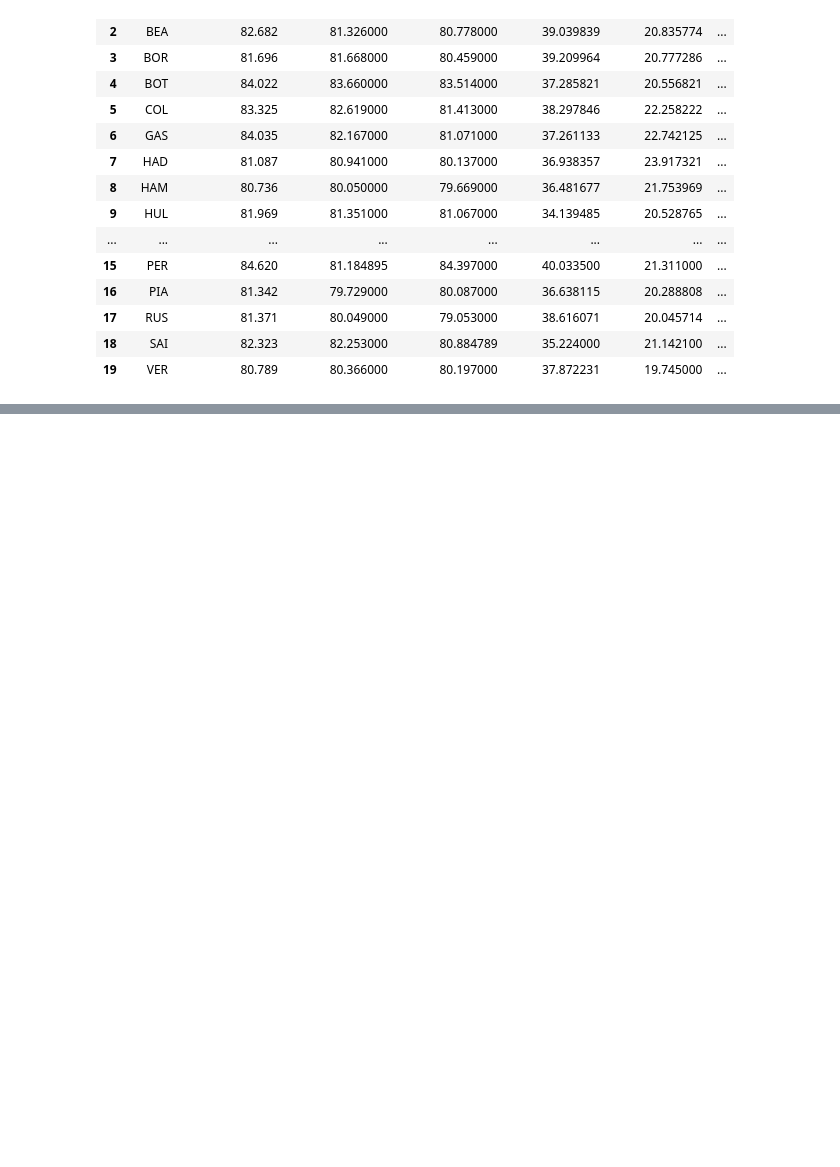
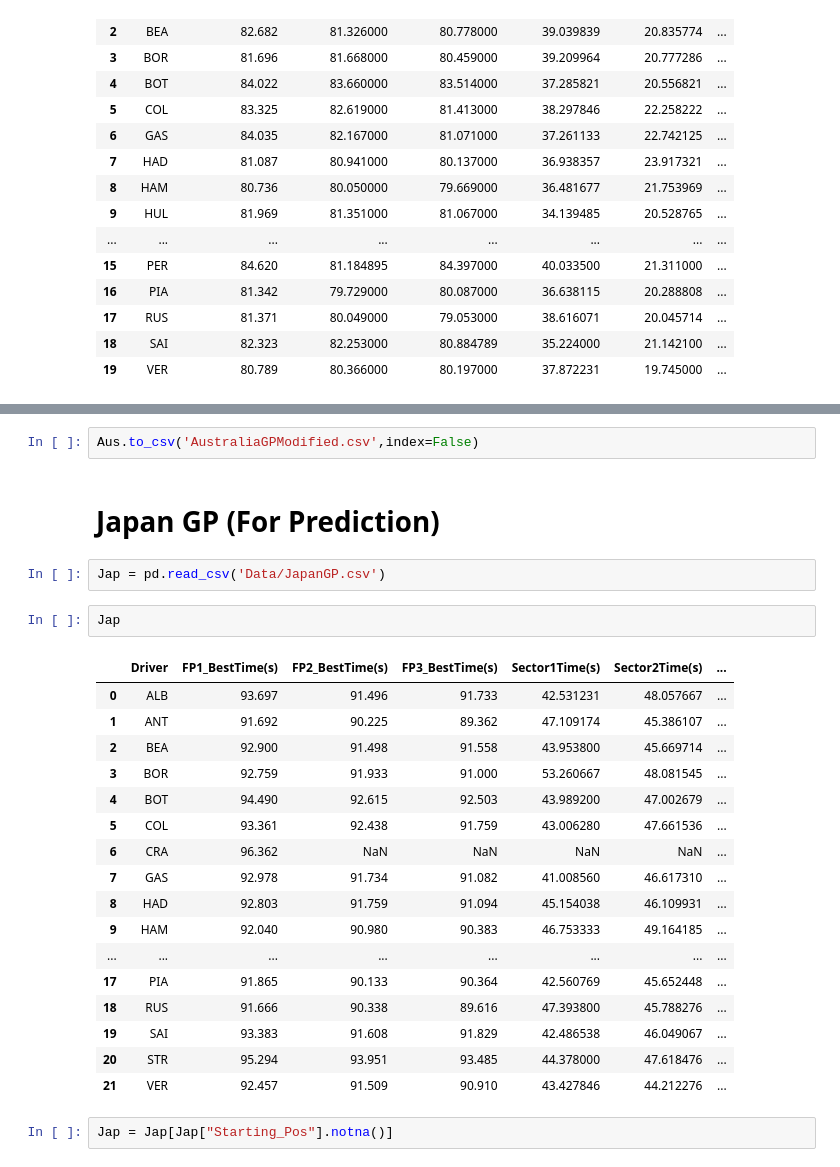
Before and after one commit to SatyamKumar457/F1-2026-Prediction, a Jupyter notebook: Race/JapanGP/EDA&Feature.ipynb, the cells around one changed output, grey strips where cells are left out. Drawn from its saved outputs; the diff is of its cells as text; blank space fills up the shorter version.

```diff
--- a/Race/JapanGP/EDA&Feature.ipynb
+++ b/Race/JapanGP/EDA&Feature.ipynb
@@ -152,0 +177,28 @@ Aus
+# %%
+Aus.to_csv('AustraliaGPModified.csv',index=False)
+# %% [markdown]
+# Japan GP (For Prediction)
+# %%
+Jap = pd.read_csv('Data/JapanGP.csv')
+# %%
+Jap
+# %% [output]
+|  | Driver | FP1_BestTime(s) | FP2_BestTime(s) | FP3_BestTime(s) | Sector1Time(s) | Sector2Time(s) | ... |
+| 0 | ALB | 93.697 | 91.496 | 91.733 | 42.531231 | 48.057667 | ... |
+| 1 | ANT | 91.692 | 90.225 | 89.362 | 47.109174 | 45.386107 | ... |
+| 2 | BEA | 92.900 | 91.498 | 91.558 | 43.953800 | 45.669714 | ... |
+| 3 | BOR | 92.759 | 91.933 | 91.000 | 53.260667 | 48.081545 | ... |
+| 4 | BOT | 94.490 | 92.615 | 92.503 | 43.989200 | 47.002679 | ... |
+| 5 | COL | 93.361 | 92.438 | 91.759 | 43.006280 | 47.661536 | ... |
+| 6 | CRA | 96.362 | NaN | NaN | NaN | NaN | ... |
+| 7 | GAS | 92.978 | 91.734 | 91.082 | 41.008560 | 46.617310 | ... |
+| 8 | HAD | 92.803 | 91.759 | 91.094 | 45.154038 | 46.109931 | ... |
+| 9 | HAM | 92.040 | 90.980 | 90.383 | 46.753333 | 49.164185 | ... |
+| ... | ... | ... | ... | ... | ... | ... | ... |
+| 17 | PIA | 91.865 | 90.133 | 90.364 | 42.560769 | 45.652448 | ... |
+| 18 | RUS | 91.666 | 90.338 | 89.616 | 47.393800 | 45.788276 | ... |
+| 19 | SAI | 93.383 | 91.608 | 91.829 | 42.486538 | 46.049067 | ... |
+| 20 | STR | 95.294 | 93.951 | 93.485 | 44.378000 | 47.618476 | ... |
+| 21 | VER | 92.457 | 91.509 | 90.910 | 43.427846 | 44.212276 | ... |
+# %%
+Jap = Jap[Jap["Starting_Pos"].notna()]
```
Also changed, not shown: parts of 9 cells of this notebook, 2 other files.
